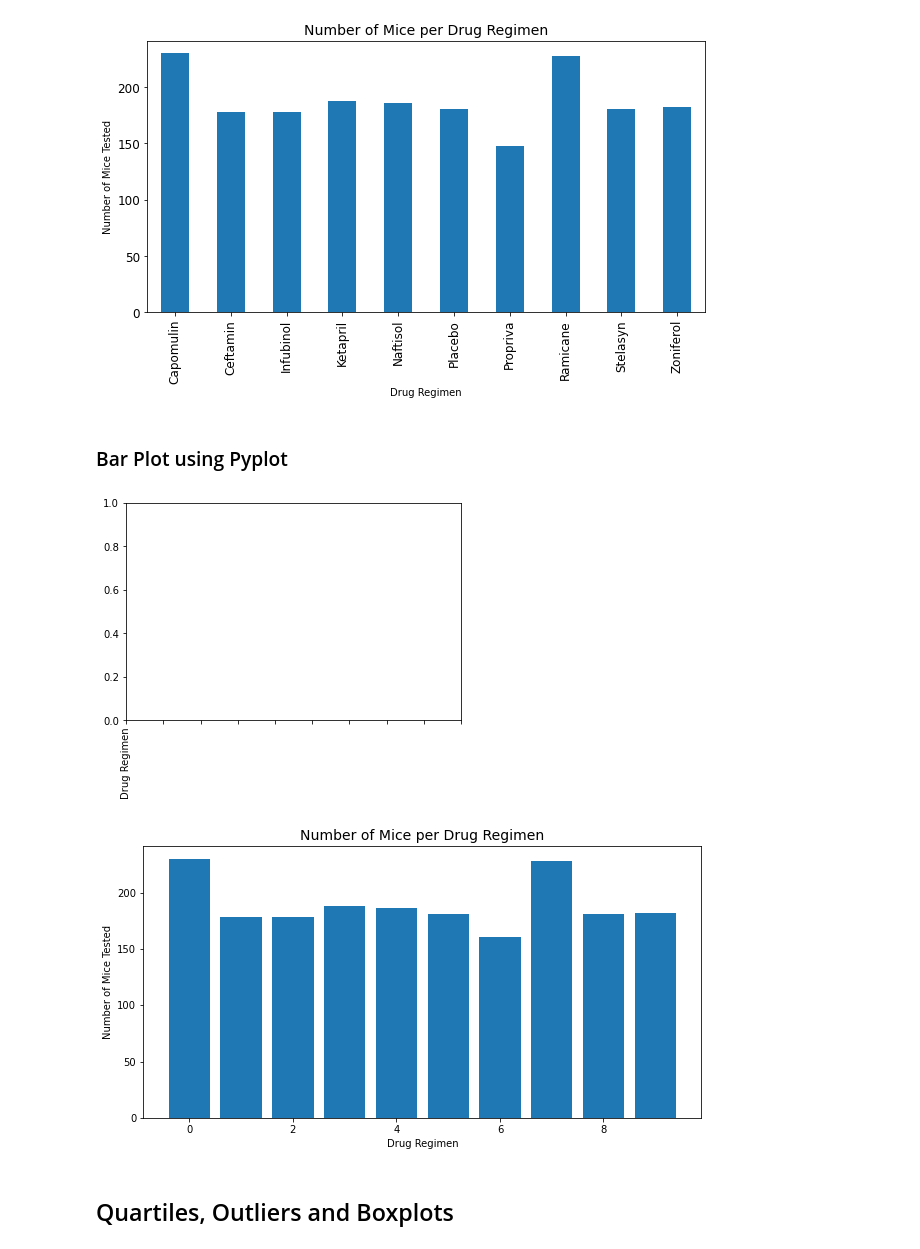
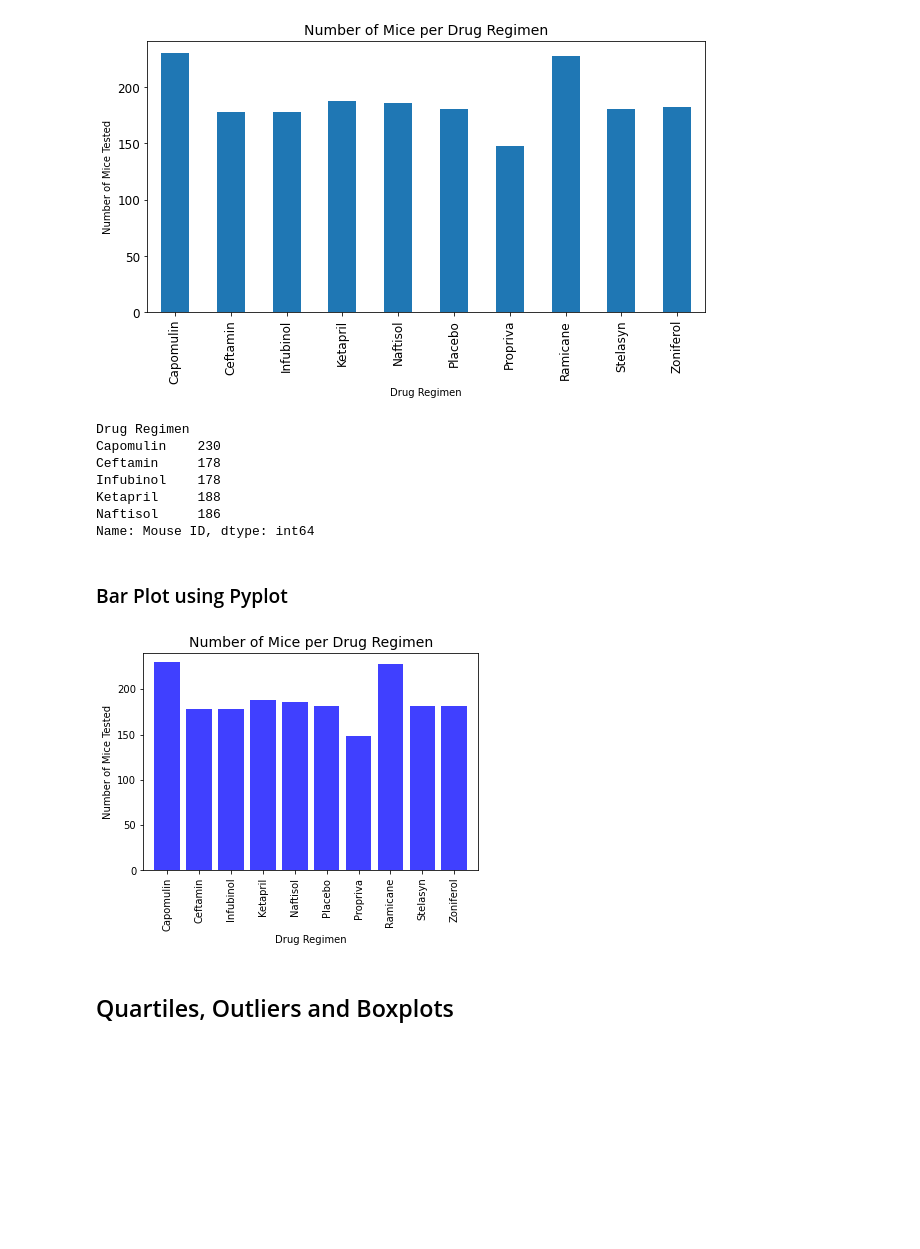
Before and after one commit to leslievazquez/The_Power_of_Matplotlib, a Jupyter notebook: Pymaceuticals/pymaceuticals_solved.ipynb, the cells around one changed output. Saved outputs shown, nothing was run; the diff lists cells and outputs as text; code cells hidden in the pictures; blank space fills up the shorter version.

```diff
--- a/Pymaceuticals/pymaceuticals_solved.ipynb
+++ b/Pymaceuticals/pymaceuticals_solved.ipynb
@@ -75,7 +75,7 @@ mouse_g989
 | 1592 | g989 | 35 | 62.570880 | 2 | Propriva | Female | 21 | ... |
 # %%
 # Create a clean DataFrame by dropping the duplicate mouse by its ID.
-clean_data=combined_data[combined_data["Mouse ID"].isin(dup_mouse) == False]
+clean_data=combined_data[combined_data["Mouse ID"].isin(duplicate_mouse) == False]
 clean_data.head()
 # %% [output]
 |  | Mouse ID | Timepoint | Tumor Volume (mm3) | Metastatic Sites | Drug Regimen | Sex | Age_months | ... |
@@ -141,8 +141,8 @@ clean_data.groupby(["Drug Regimen"])["Tumor Volume (mm3)"].agg(['mean', 'median'
 ### Bar Plot using Pandas
 # %%
 # Generate a bar plot showing the total number of unique mice tested on each drug regimen using pandas.
-pandas_bar = clean_data.groupby('Drug Regimen').count()['Mouse ID']
-pandas_bar.plot.bar(figsize=(10,5), fontsize = 12)
+bar_plot = clean_data.groupby('Drug Regimen').count()['Mouse ID']
+bar_plot.plot.bar(figsize = (10,5), fontsize = 12)
 
 # Optional formatting
 plt.ylabel("Number of Mice Tested")
@@ -150,30 +150,45 @@ plt.title("Number of Mice per Drug Regimen", fontsize = 14)
 plt.show()
 # %% [output]
 [figure]
+# %%
+bar_plot.head()
+# %% [output]
+Drug Regimen
+Capomulin    230
+Ceftamin     178
+Infubinol    178
+Ketapril     188
+Naftisol     186
+Name: Mouse ID, dtype: int64
 # %% [markdown]
 ### Bar Plot using Pyplot
 # %%
 # Generate a bar plot showing the total number of unique mice tested on each drug regimen using pyplot.
 
 import numpy as np
-drug_regimen = summary_stats.index.tolist()
-pyplot_bar = (combined_data.groupby(["Drug Regimen"])["Mouse ID"].count()).tolist()
-x_axis = np.arange(len(pyplot_bar))
 
-# Create the ticks for our bar chart's x axis
+# Convert bar_plot into a list
+bar_plot.tolist()
+
+#Set the x_axis
+x_axis = np.arange(len(bar_plot))
+x_axis = bar_plot.index
+
+plt.bar(x_axis, bar_plot, color='b', alpha=0.75, align='center')
+
 tick_locations = [value for value in x_axis]
-plt.xticks(tick_locations, ["Drug Regimen"], rotation='vertical')
+plt.xticks(tick_locations, x_axis, rotation='vertical')
+plt.xlim(-0.75, len(x_axis)-0.25)
 
-# Create and format bar plot
-plt.figure(figsize=(10,5))
-plt.bar(x_axis, pyplot_bar)
+plt.ylim(0, max(bar_plot)+10)
+
+# Format bar chart
+plt.xlabel("Drug Regimen")
+plt.ylabel("Number of Mice Tested")
 plt.title("Number of Mice per Drug Regimen", fontsize = 14)
-plt.ylabel("Number of Mice Tested")
-plt.xlabel("Drug Regimen")
 plt.show()
 # %% [output]
-[figure, old version]
+[figure, new version]
-[figure, removed]
 # %%
 # Generate a pie plot showing the distribution of female versus male mice using pandas
 # %%
```
